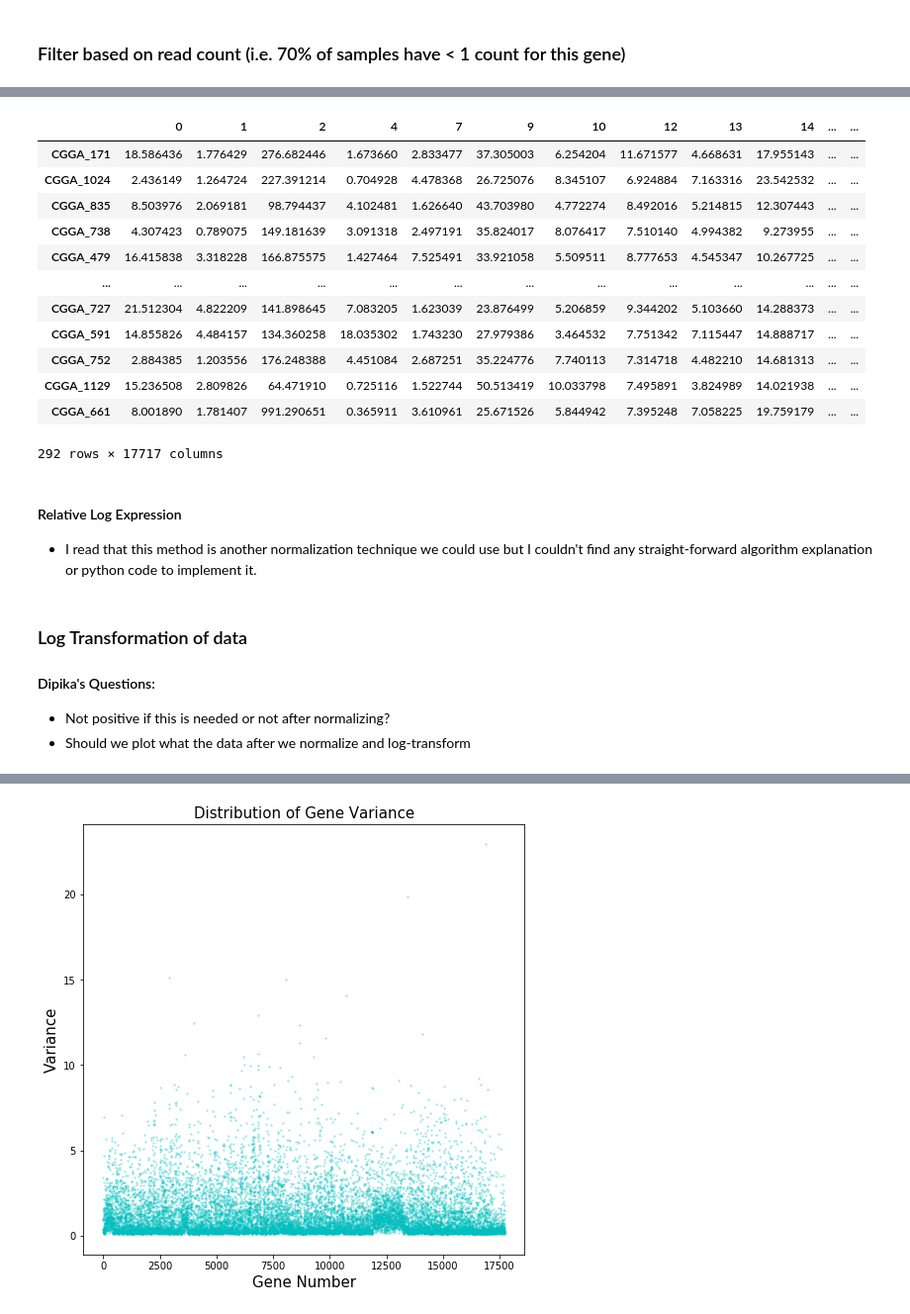
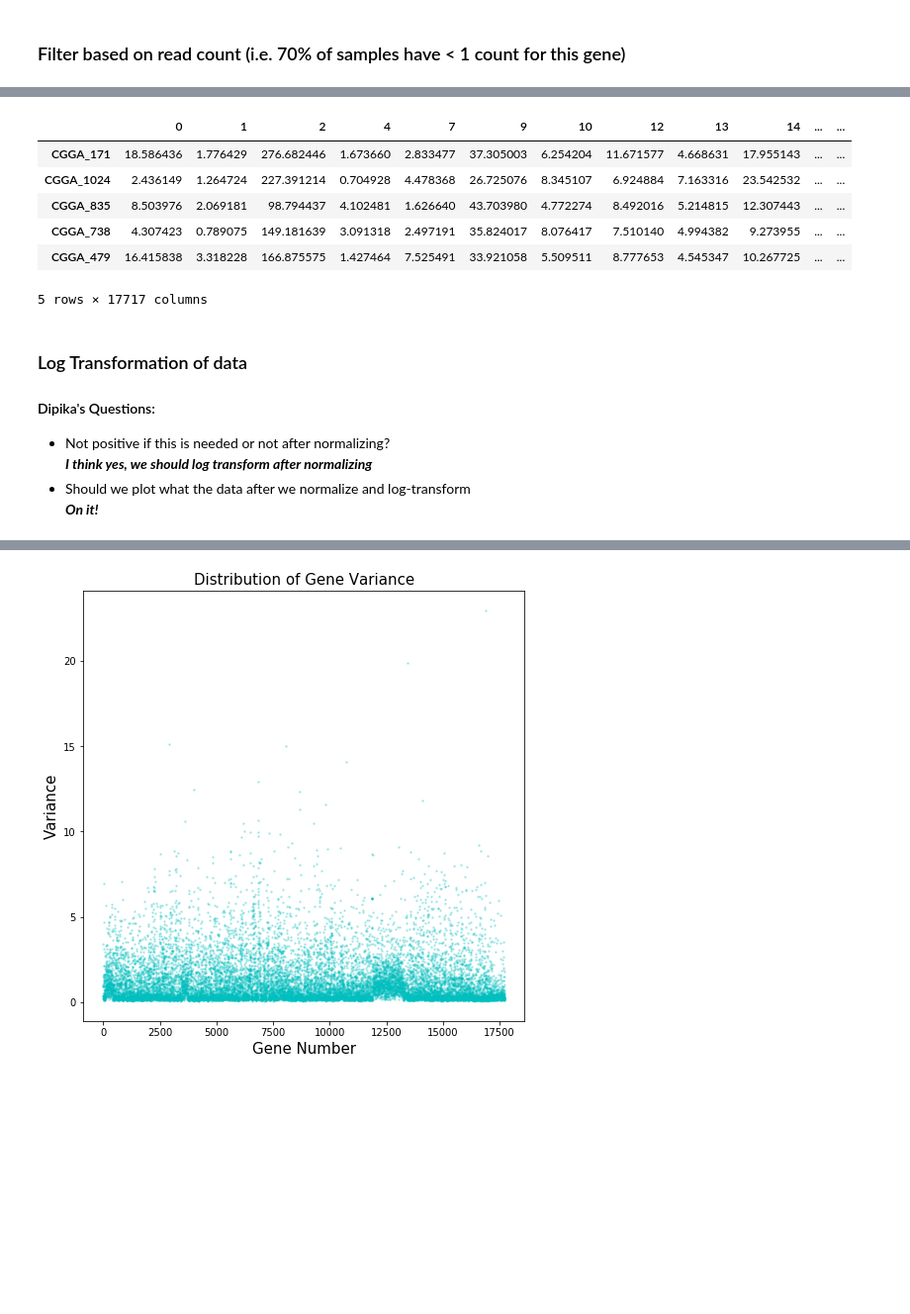
Before and after one commit to dsikka/Comp_Genomics, a Jupyter notebook: data_processing.ipynb, the cells around one changed output, grey strips where cells are left out. Shown at 99% size. Saved outputs shown, nothing was run; the diff lists cells and outputs as text; code cells hidden in the pictures; blank space fills up the shorter version.

```diff
--- a/data_processing.ipynb
+++ b/data_processing.ipynb
@@ -208,29 +235,22 @@ train_genes
 # %%
 # Training data after applying TMM
 # Expect genes as rows and samples as columns
 normalized_tmm_train_genes = gmn.tmm_normalization(train_genes.T).T
-normalized_tmm_train_genes
+normalized_tmm_train_genes.head()
 # %% [output]
 |  | 0 | 1 | 2 | 4 | 7 | 9 | 10 | 12 | 13 | 14 | ... | ... |
 | CGGA_171 | 18.586436 | 1.776429 | 276.682446 | 1.673660 | 2.833477 | 37.305003 | 6.254204 | 11.671577 | 4.668631 | 17.955143 | ... | ... |
 | CGGA_1024 | 2.436149 | 1.264724 | 227.391214 | 0.704928 | 4.478368 | 26.725076 | 8.345107 | 6.924884 | 7.163316 | 23.542532 | ... | ... |
 | CGGA_835 | 8.503976 | 2.069181 | 98.794437 | 4.102481 | 1.626640 | 43.703980 | 4.772274 | 8.492016 | 5.214815 | 12.307443 | ... | ... |
 | CGGA_738 | 4.307423 | 0.789075 | 149.181639 | 3.091318 | 2.497191 | 35.824017 | 8.076417 | 7.510140 | 4.994382 | 9.273955 | ... | ... |
 | CGGA_479 | 16.415838 | 3.318228 | 166.875575 | 1.427464 | 7.525491 | 33.921058 | 5.509511 | 8.777653 | 4.545347 | 10.267725 | ... | ... |
-| ... | ... | ... | ... | ... | ... | ... | ... | ... | ... | ... | ... | ... |
-| CGGA_727 | 21.512304 | 4.822209 | 141.898645 | 7.083205 | 1.623039 | 23.876499 | 5.206859 | 9.344202 | 5.103660 | 14.288373 | ... | ... |
-| CGGA_591 | 14.855826 | 4.484157 | 134.360258 | 18.035302 | 1.743230 | 27.979386 | 3.464532 | 7.751342 | 7.115447 | 14.888717 | ... | ... |
-| CGGA_752 | 2.884385 | 1.203556 | 176.248388 | 4.451084 | 2.687251 | 35.224776 | 7.740113 | 7.314718 | 4.482210 | 14.681313 | ... | ... |
-| CGGA_1129 | 15.236508 | 2.809826 | 64.471910 | 0.725116 | 1.522744 | 50.513419 | 10.033798 | 7.495891 | 3.824989 | 14.021938 | ... | ... |
-| CGGA_661 | 8.001890 | 1.781407 | 991.290651 | 0.365911 | 3.610961 | 25.671526 | 5.844942 | 7.395248 | 7.058225 | 19.759179 | ... | ... |
-292 rows × 17717 columns
+5 rows × 17717 columns
-# %% [markdown]
-#### Relative Log Expression
-- I read that this method is another normalization technique we could use but I couldn't find any straight-forward algorithm explanation or python code to implement it.
 # %% [markdown]
 ### Log Transformation of data
 #### Dipika's Questions:
 - Not positive if this is needed or not after normalizing?
+<br/>***I think yes, we should log transform after normalizing***
 - Should we plot what the data after we normalize and log-transform
+<br/>***On it!***
 # %%
 log_normalized_tmm_train_genes = pd.DataFrame(np.log2(normalized_tmm_train_genes, out=np.zeros_like(normalized_tmm_train_genes), where=(normalized_tmm_train_genes!=0)))
```
Also changed, not shown: parts of 54 cells of this notebook.
